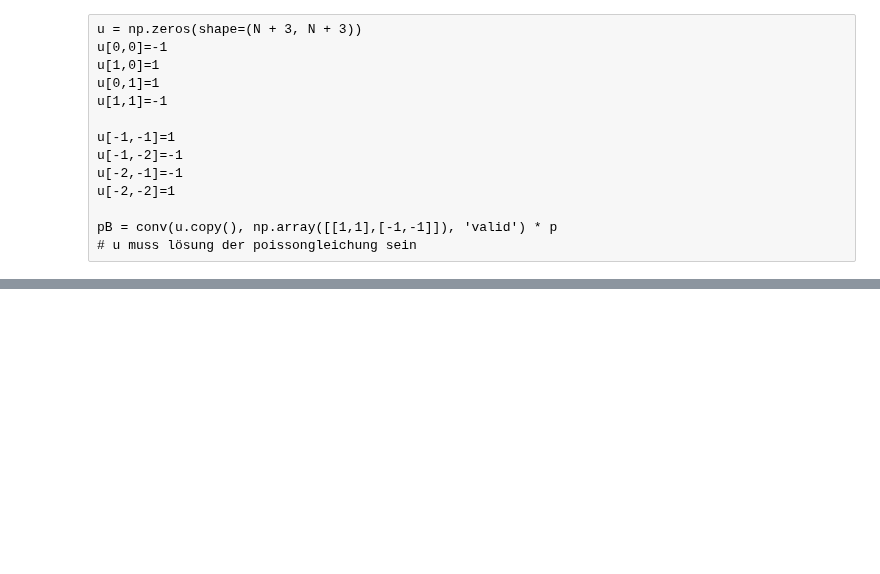
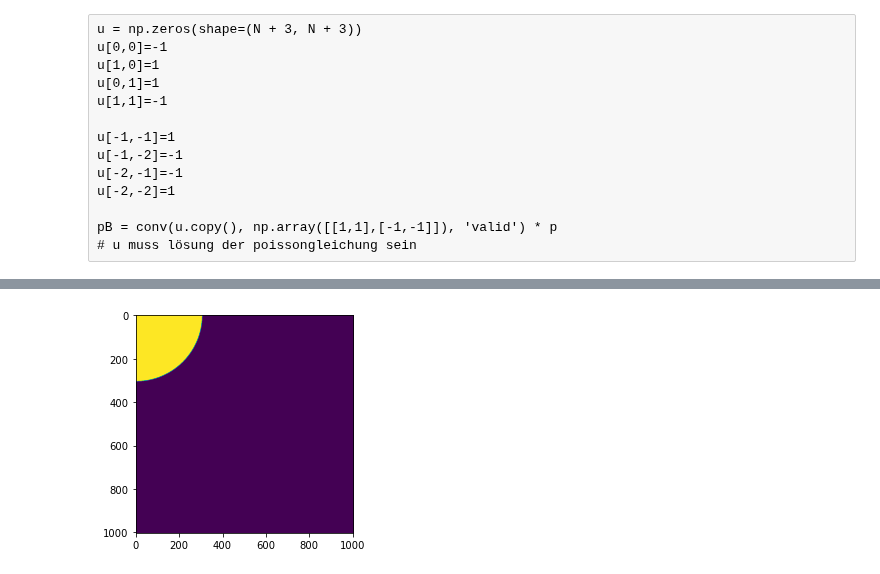
Before and after one commit to OliverSkocek/maxwell, a Jupyter notebook: notebooks/alternativ_discretization_2d_maxwell.ipynb, the cells around one changed output, grey strips where cells are left out. Drawn from its saved outputs; the diff is of its cells as text; code cells hidden in the pictures; blank space fills up the shorter version.

```diff
--- a/notebooks/alternativ_discretization_2d_maxwell.ipynb
+++ b/notebooks/alternativ_discretization_2d_maxwell.ipynb
@@ -83,10 +113,12 @@ R=np.random.uniform(0.1, 1, size=u.shape)*0+10000
 mu=np.random.uniform(0.1, 1, size=u.shape)*0+1
 eps=np.random.uniform(0.1, 1, size=u.shape)*0+1
 # %%
-x = np.linspace(0,10,103)
+x = np.linspace(0,10,N + 3)
 mesh = np.stack(np.meshgrid(x, x))
 U = np.exp(-np.sum(np.square(mesh), axis=0))
 plt.imshow(U>0.0001)
 R[U>0.0001]=0.1
+# %% [output]
+[figure, added]
 # %%
 u.shape
```
Also changed, not shown: parts of 14 cells of this notebook, 2 other files.
